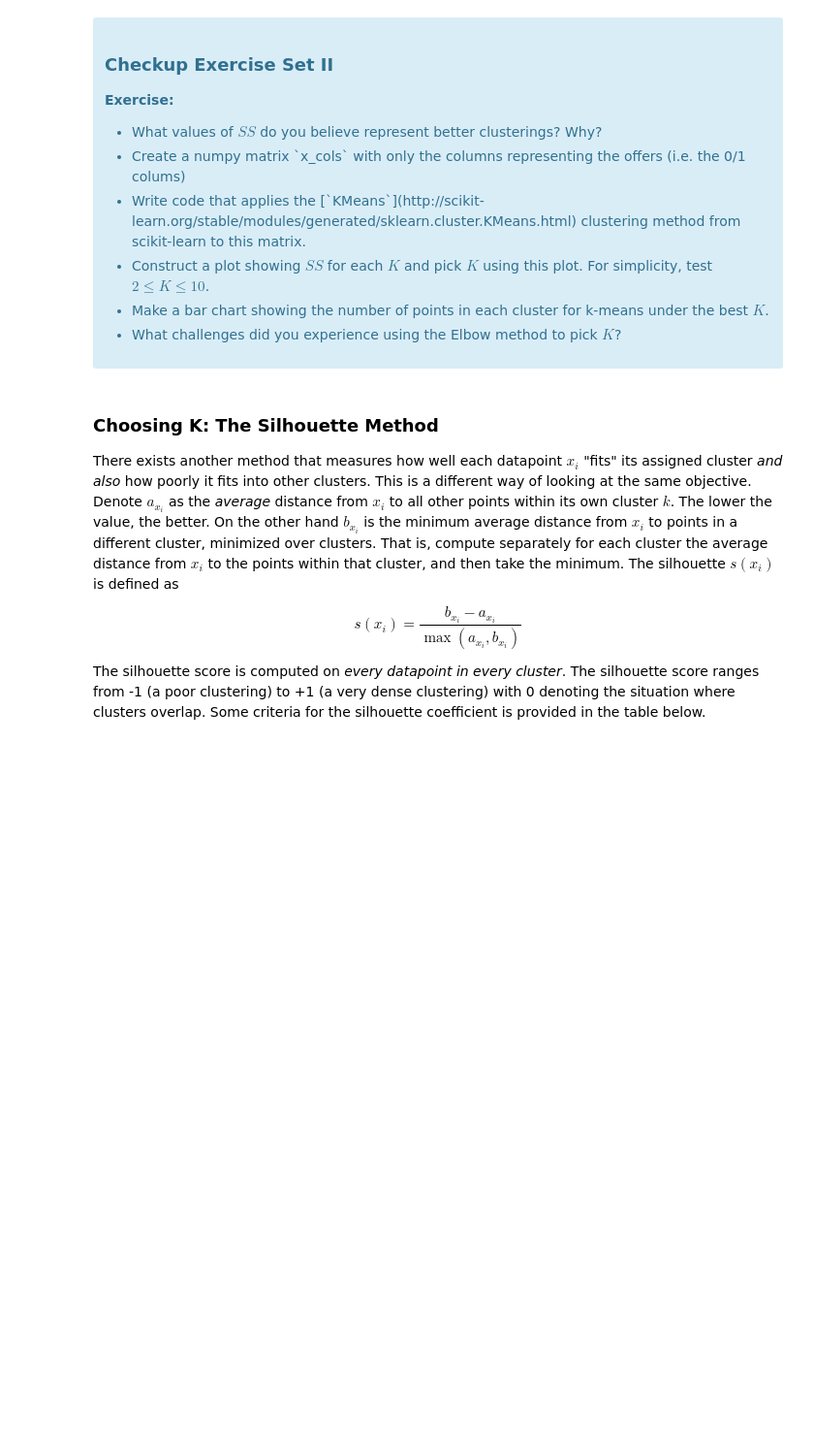
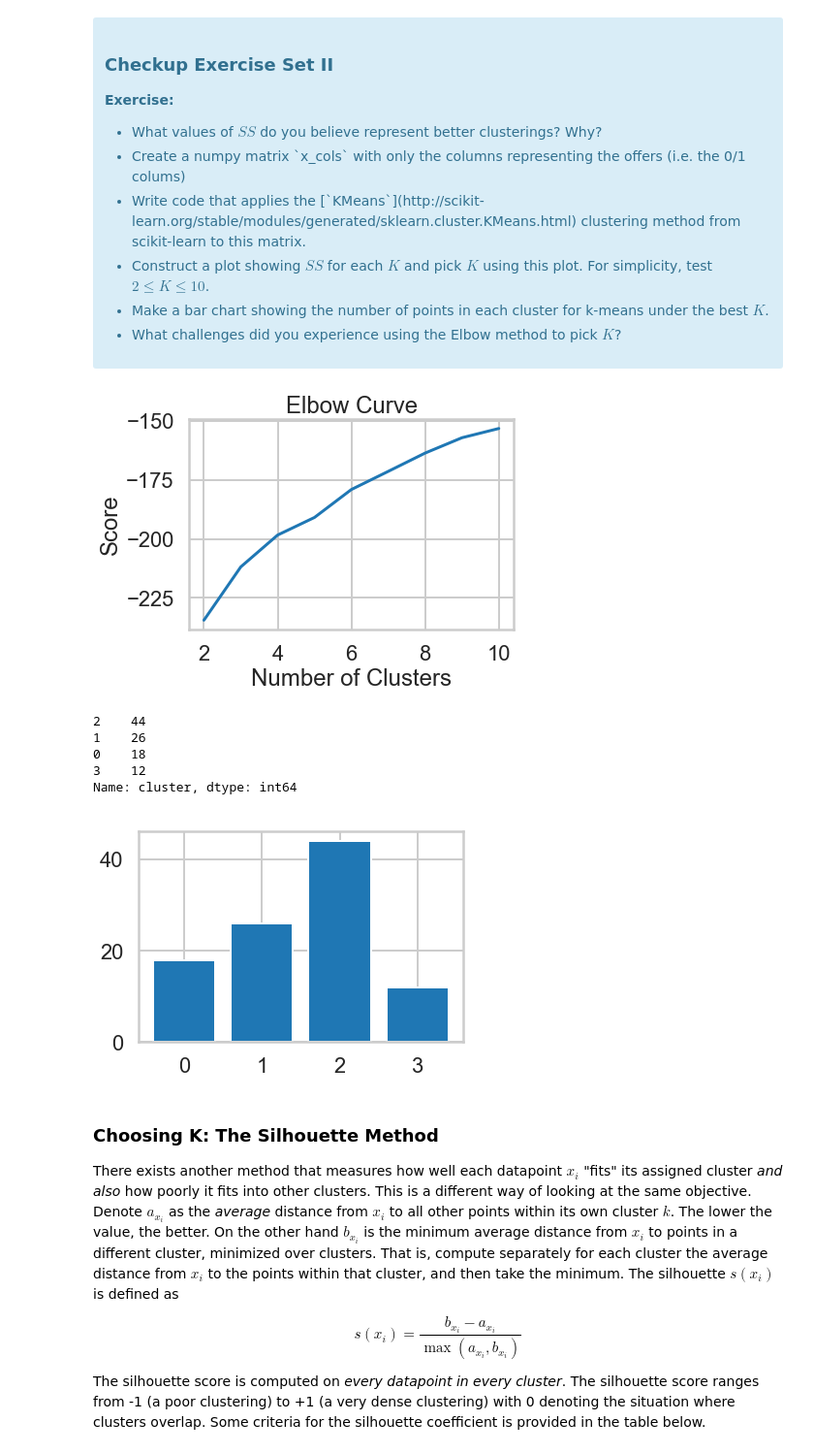
Before and after one commit to j-tian/Springboard, a Jupyter notebook: Mini_Project_Clustering.ipynb, the cells around one changed output. Shown at 97% size. Drawn from its saved outputs; the diff is of its cells as text; code cells hidden in the pictures; blank space fills up the shorter version.

```diff
--- a/Mini_Project_Clustering.ipynb
+++ b/Mini_Project_Clustering.ipynb
@@ -104,3 +102,48 @@ where $x_i$ is a point, $C_k$ represents cluster $k$ and $\mu_k$ is the centroid
+# %%
+# your turn
+from sklearn.cluster import KMeans
+
+x_cols = table.columns[1:]
+
+Y=table[table.columns[2:]]
+
+
+
+Nc = range(2, 11)
+
+kmeans = [KMeans(n_clusters=i) for i in Nc]
+
+kmeans
+
+score = [kmeans[i].fit(Y).score(Y) for i in range(len(kmeans))]
+
+score
+
+plt.plot(Nc,score)
+
+plt.xlabel('Number of Clusters')
+
+plt.ylabel('Score')
+
+plt.title('Elbow Curve')
+
+plt.show()
+
+
+cluster = KMeans(n_clusters=4)
+table['cluster'] = cluster.fit_predict(Y)
+print(table.cluster.value_counts())
+series = table.cluster.value_counts()
+plt.bar(series.index,series)
+plt.show()
+# %% [output]
+[figure, added]
+2    44
+1    26
+0    18
+3    12
+Name: cluster, dtype: int64
+[figure, added]
 # %% [markdown]
 ### Choosing K: The Silhouette Method
 
```
Also changed, not shown: parts of 3 cells of this notebook.
